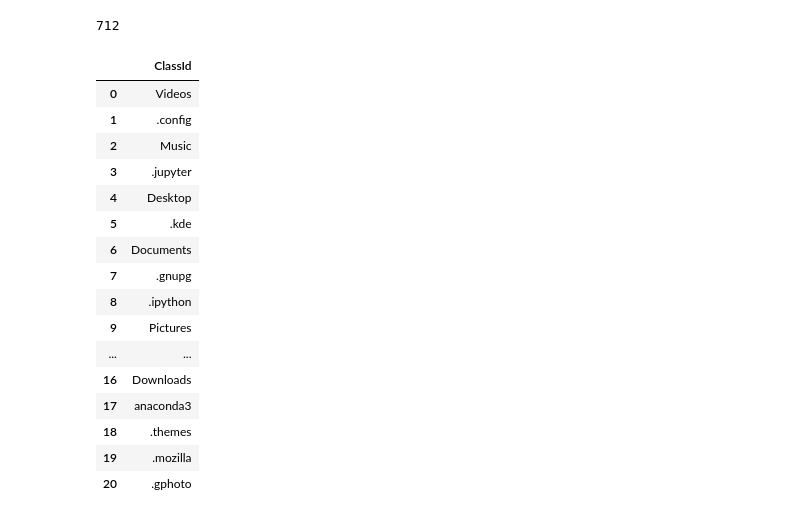
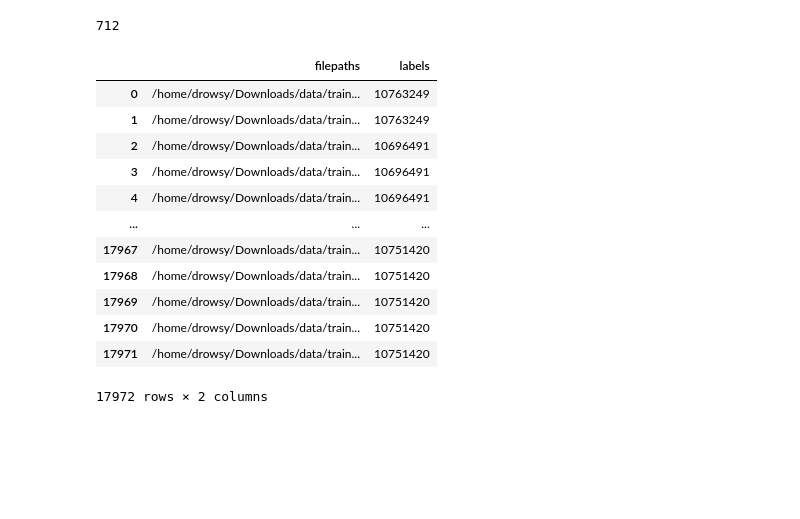
Before and after one commit to amarjit-yadav/PlantProject, a Jupyter notebook: samplemodel.ipynb, the cells around one changed output. Saved outputs shown, nothing was run; the diff lists cells and outputs as text; code cells hidden in the pictures; blank space fills up the shorter version.

```diff
--- a/samplemodel.ipynb
+++ b/samplemodel.ipynb
@@ -248,27 +248,64 @@ m_data
 len(m_data.classid.unique())
 # %% [output]
 712
-# %%
-names=pd.DataFrame(sub_folders,columns=['ClassId'])
-names
-# %% [output]
-|  | ClassId |
-| 0 | Videos |
-| 1 | .config |
-| 2 | Music |
-| 3 | .jupyter |
-| 4 | Desktop |
-| 5 | .kde |
-| 6 | Documents |
-| 7 | .gnupg |
-| 8 | .ipython |
-| 9 | Pictures |
-| ... | ... |
-| 16 | Downloads |
-| 17 | anaconda3 |
-| 18 | .themes |
-| 19 | .mozilla |
-| 20 | .gphoto |
+# %%
+# Generate data paths with labels
+def define_paths(data_dir):
+    filepaths = []
+    labels = []
+
+    folds = os.listdir(data_dir)
+    for fold in folds:
+        foldpath = os.path.join(data_dir, fold)
+        filelist = os.listdir(foldpath)
+        for file in filelist:
+            fpath = os.path.join(foldpath, file)
+            filepaths.append(fpath)
+            labels.append(fold)
+
+    return filepaths, labels
+
+
+# Concatenate data paths with labels into one dataframe ( to later be fitted into the model )
+def define_df(files, classes):
+    Fseries = pd.Series(files, name= 'filepaths')
+    Lseries = pd.Series(classes, name='labels')
+    return pd.concat([Fseries, Lseries], axis= 1)
+
+
+# function that create data frame
+def create_df(tr_dir):
+
+    # train dataframe
+    files, classes = define_paths(tr_dir)
+    train_df = define_df(files, classes)
+
+    # validation dataframe
+#     files, classes = define_paths(ts_dir)
+#     valid_df = define_df(files, classes)
+
+    # test dataframe
+#     files, classes = define_paths(ts_dir)
+#     test_df = define_df(files, classes)
+
+#     return train_df, valid_df, test_df
+    return train_df
+# %%
+create_df('/home/drowsy/Downloads/data/train/images')
+# %% [output]
+|  | filepaths | labels |
+| 0 | /home/drowsy/Downloads/data/train... | 10763249 |
+| 1 | /home/drowsy/Downloads/data/train... | 10763249 |
+| 2 | /home/drowsy/Downloads/data/train... | 10696491 |
+| 3 | /home/drowsy/Downloads/data/train... | 10696491 |
+| 4 | /home/drowsy/Downloads/data/train... | 10696491 |
+| ... | ... | ... |
+| 17967 | /home/drowsy/Downloads/data/train... | 10751420 |
+| 17968 | /home/drowsy/Downloads/data/train... | 10751420 |
+| 17969 | /home/drowsy/Downloads/data/train... | 10751420 |
+| 17970 | /home/drowsy/Downloads/data/train... | 10751420 |
+| 17971 | /home/drowsy/Downloads/data/train... | 10751420 |
+17972 rows × 2 columns
 # %%
 PATH='/home/drowsy/Downloads/data/'
 TRAIN='/train'
```
Also changed, not shown: parts of 1 cell of this notebook.
